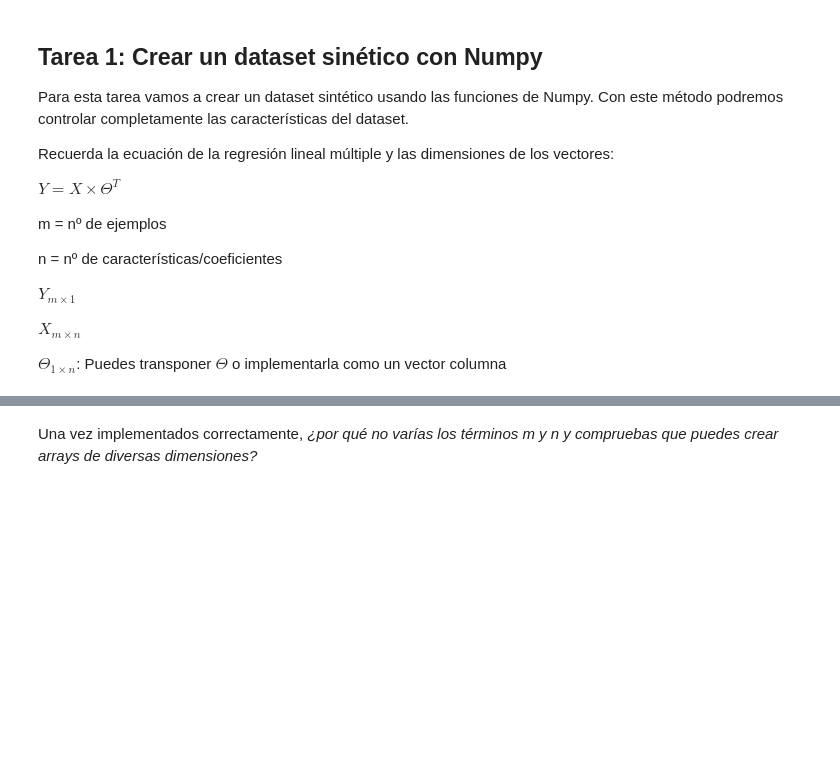
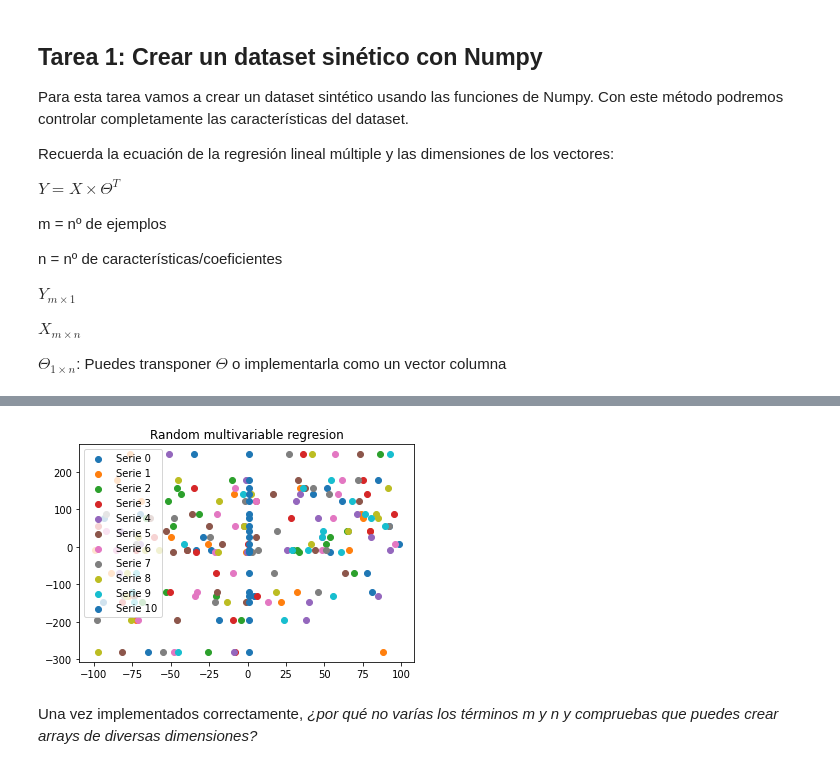
Before and after one commit to Patilla4puto/Intro_to_ml-tokio_school, a Jupyter notebook: soluciones/03-2-Regresion_lineal_multivariable-Datasets_sinteticos.ipynb, the cells around one changed output, grey strips where cells are left out. Saved outputs shown, nothing was run; the diff lists cells and outputs as text; code cells hidden in the pictures; blank space fills up the shorter version.

```diff
--- a/soluciones/03-2-Regresion_lineal_multivariable-Datasets_sinteticos.ipynb
+++ b/soluciones/03-2-Regresion_lineal_multivariable-Datasets_sinteticos.ipynb
@@ -47,27 +47,31 @@ n = 10
 # X es un array 2D m x n de nºs aleatorios entre -100 y 100
 # Usa las funciones de Numpy para generar un array m x n de nºs aleatorios entre [0, 1)
 # Nº aleatorio en el rango [a, b): ndarray * (b - a) + a, donde a = -100 y b = 100
-X = np.random.rand(m,n)*(100-(-100))-100
-
+X = np.random.rand(m,n)*200
+for cell in np.nditer(X,op_flags=['readwrite']):
+  cell -= 100
 # Inserta el término de bias b o X0 para paralelizar la ecuación
 # Inserta una columna de 1. (float) a la izquierda de X con la función de inserción de Numpy np.insert()
-X = X
+X=np.insert(X,n,1, axis = 1)
 
 # Theta es un array 1D 1 x n que también podemos implementar como n x 1 (columna o fila)
 # Genéralo con n + 1 elementos aleatorios [0, 1) para añadir el término de bias
-Theta = [...]
+Theta = np.insert(np.random.rand(1,n),n,1,axis =1)
+print(Theta)
 
 # Computa Y multiplicando los vectores X y Theta con np.matmul()
-Y = [...]
+Y = np.matmul(X,Theta.T)
+
 
 # Comprueba los valores y dimensiones (forma o "shape") de los arrays con la propiedad ndarray.shape
 print('Theta a estimar:')
-print()
-print()
+print(Theta)
+print(Theta.shape)
 
 print('Primeras 10 filas y 5 columnas de X e Y:')
-print()
-print()
+print(X[:10,:5])
+print(Y[:10,:5])
 
 print('Dimensiones de X e Y:')
 print('shape', 'shape')
+print(X.shape,Y.shape)
@@ -74,12 +96,18 @@ print('shape', 'shape')
 # %%
 # TODO: Representa X vs Y en una gráfica de puntos de Matplotlib
 # A partir de ahora, intenta usar etiquetas para los ejes y un título de la gráfica
 
-plt.figure()
+
 
 # Tu código aquí
+for i,e in enumerate(X.T):
 
+  plt.scatter(e,Y, label ="Serie {}".format(i) )
+plt.legend()
+plt.title("Random multivariable regresion")
 plt.show()
+# %% [output]
+[figure, added]
 # %% [markdown]
 Una vez implementados correctamente, *¿por qué no varías los términos m y n y compruebas que puedes crear arrays de diversas dimensiones?*
 # %% [markdown]
```
Also changed, not shown: parts of 1 cell of this notebook.
